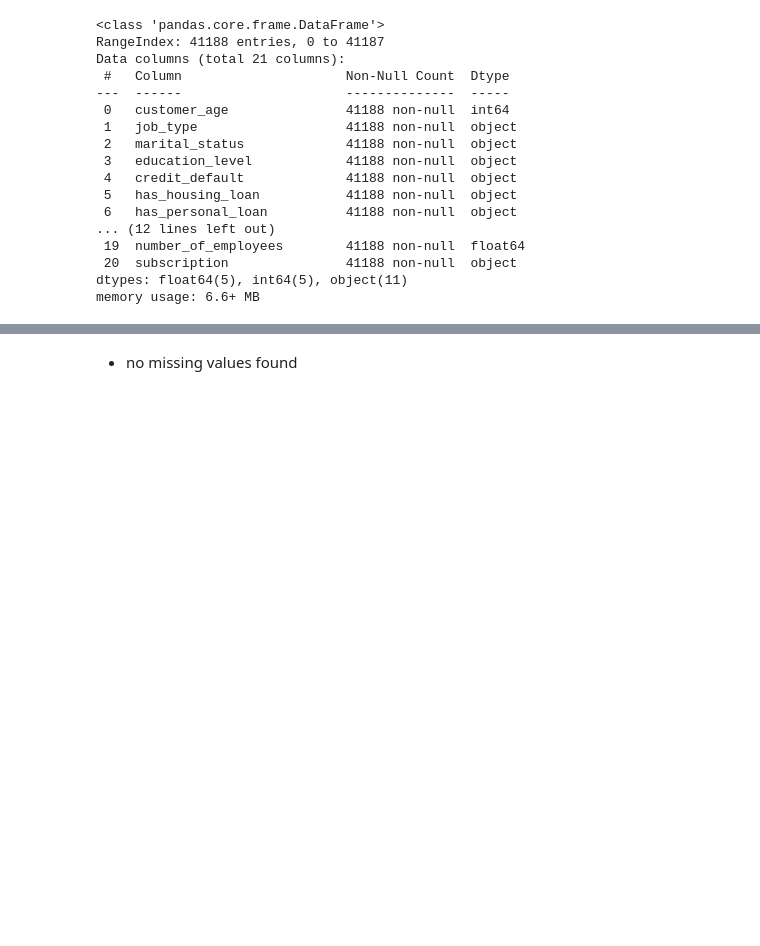
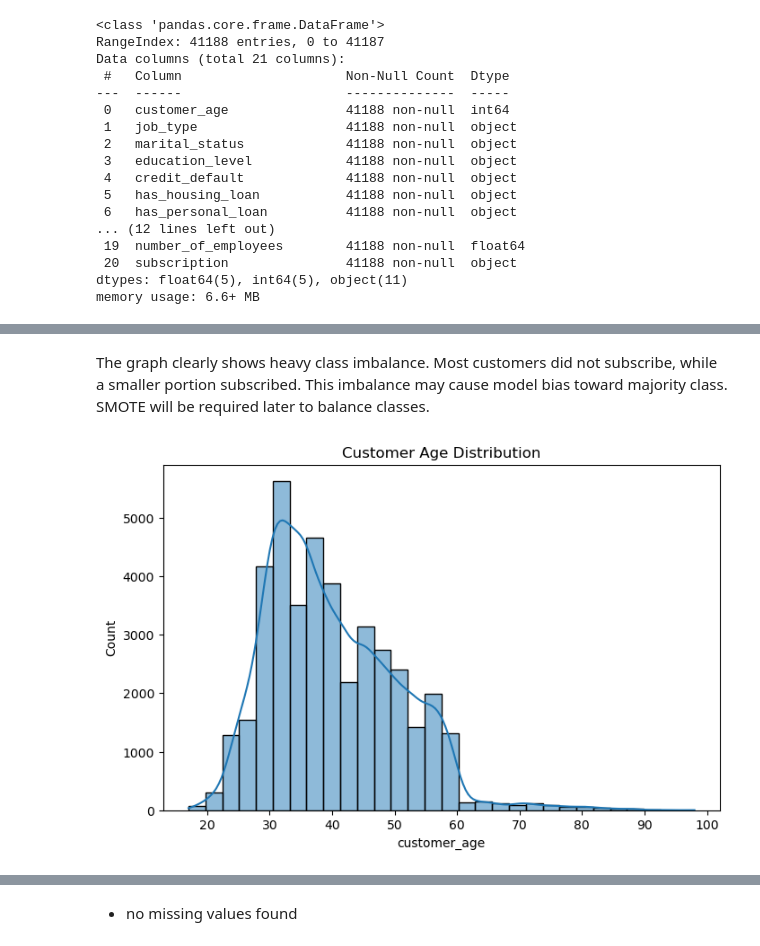
Before and after one commit to 1419Nitesh/intership_project, a Jupyter notebook: nitesh.ipynb, the cells around one changed output, grey strips where cells are left out. Cells and saved outputs as stored; diff of their text form; code cells hidden in the pictures; blank space fills up the shorter version.

```diff
--- a/nitesh.ipynb
+++ b/nitesh.ipynb
@@ -106,0 +168,12 @@ memory usage: 6.6+ MB
+# %% [markdown]
+The graph clearly shows heavy class imbalance.
+Most customers did not subscribe, while a smaller portion subscribed.
+This imbalance may cause model bias toward majority class.
+SMOTE will be required later to balance classes.
+# %%
+plt.figure(figsize=(8,5))
+sns.histplot(df['customer_age'], bins=30, kde=True)
+plt.title("Customer Age Distribution")
+plt.show()
+# %% [output]
+[figure, added]
```
Also changed, not shown: parts of 55 cells of this notebook, 1 other file.
